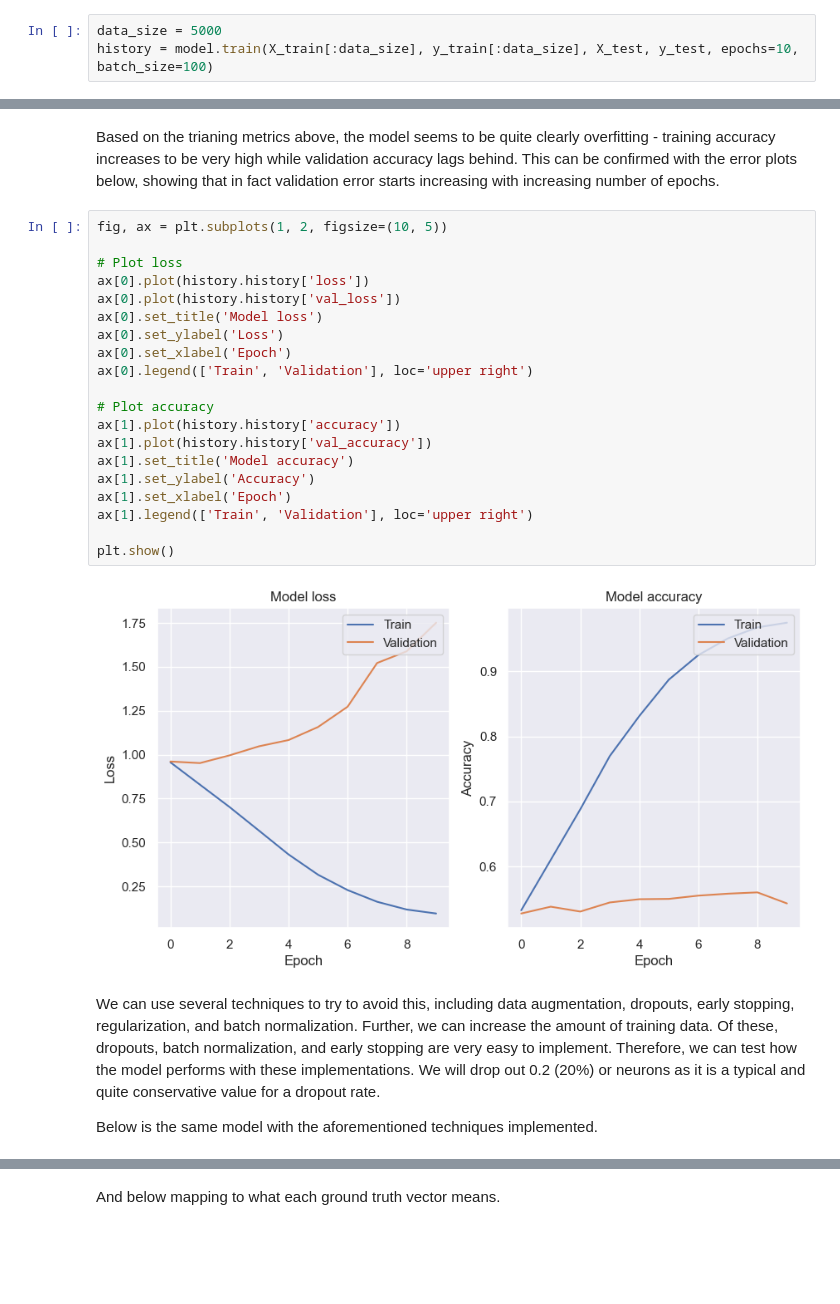
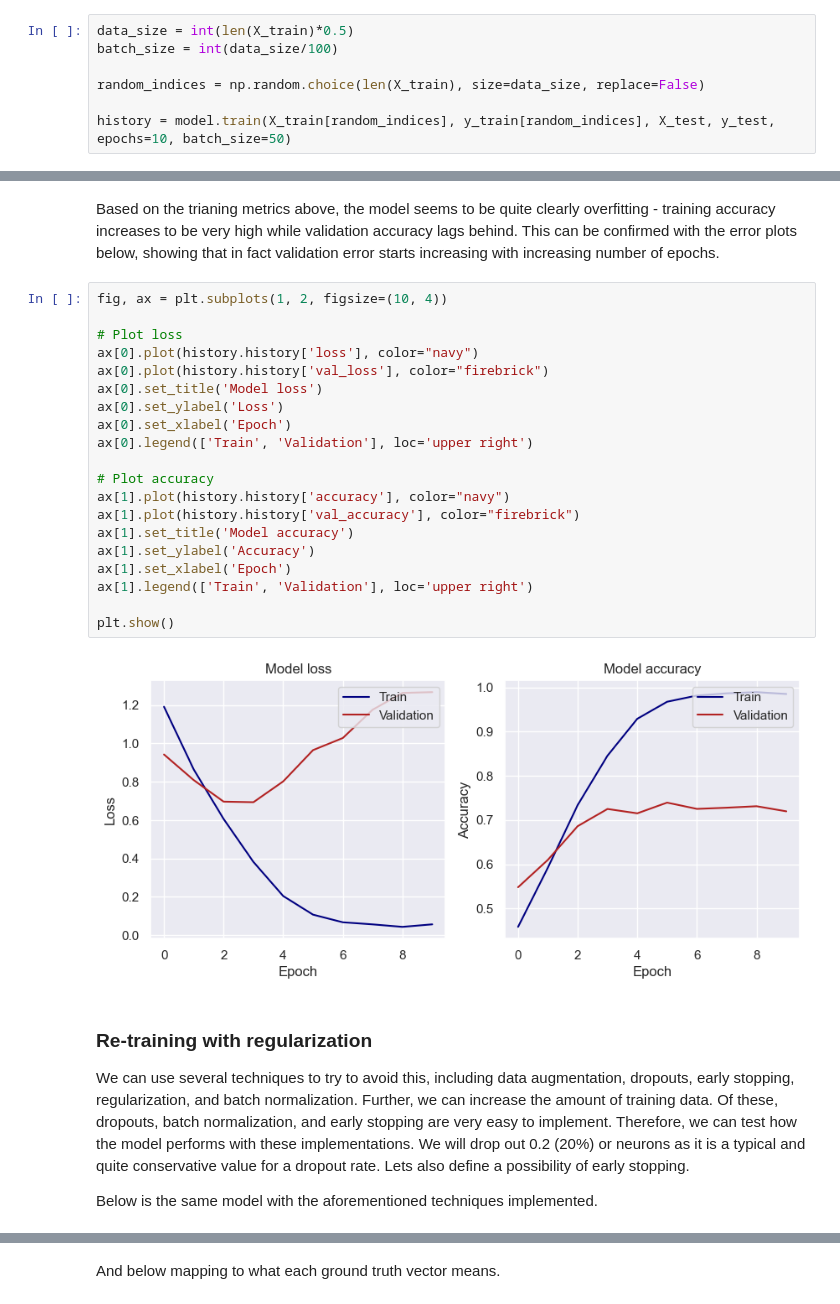
Before and after one commit to rasmussiljander/self-learning, a Jupyter notebook: 2D_shape_recognition/cnn.ipynb, the cells around one changed output, grey strips where cells are left out. Cells and saved outputs as stored; diff of their text form; blank space fills up the shorter version.

Commit message:
model fixes and documentation

```diff
--- a/2D_shape_recognition/cnn.ipynb
+++ b/2D_shape_recognition/cnn.ipynb
@@ -88,7 +92,11 @@ Model: "sequential_6"
 # %% [markdown]
 Next we train the model. We allow for default batch sizes (the size of data is so small the batch sizes are not that important here, but could be relevant for more computationally intensive models), and 10 epochs as a good starting point. To start, lets fit the model with only half of the training data for slightly faster training.
 # %%
-data_size = 5000
-history = model.train(X_train[:data_size], y_train[:data_size], X_test, y_test, epochs=10, batch_size=100)
+data_size = int(len(X_train)*0.5)
+batch_size = int(data_size/100)
+
+random_indices = np.random.choice(len(X_train), size=data_size, replace=False)
+
+history = model.train(X_train[random_indices], y_train[random_indices], X_test, y_test, epochs=10, batch_size=50)
 # %% [output]
 Epoch 1/10
@@ -116,29 +124,31 @@ Epoch 10/10
 # %% [markdown]
 Based on the trianing metrics above, the model seems to be quite clearly overfitting - training accuracy increases to be very high while validation accuracy lags behind. This can be confirmed with the error plots below, showing that in fact validation error starts increasing with increasing number of epochs.
 # %%
-fig, ax = plt.subplots(1, 2, figsize=(10, 5))
+fig, ax = plt.subplots(1, 2, figsize=(10, 4))
 
 # Plot loss
-ax[0].plot(history.history['loss'])
-ax[0].plot(history.history['val_loss'])
+ax[0].plot(history.history['loss'], color="navy")
+ax[0].plot(history.history['val_loss'], color="firebrick")
 ax[0].set_title('Model loss')
 ax[0].set_ylabel('Loss')
 ax[0].set_xlabel('Epoch')
 ax[0].legend(['Train', 'Validation'], loc='upper right')
 
 # Plot accuracy
-ax[1].plot(history.history['accuracy'])
-ax[1].plot(history.history['val_accuracy'])
+ax[1].plot(history.history['accuracy'], color="navy")
+ax[1].plot(history.history['val_accuracy'], color="firebrick")
 ax[1].set_title('Model accuracy')
 ax[1].set_ylabel('Accuracy')
 ax[1].set_xlabel('Epoch')
 ax[1].legend(['Train', 'Validation'], loc='upper right')
 
 plt.show()
 # %% [output]
-[figure, old version]
+[figure, new version]
 # %% [markdown]
-We can use several techniques to try to avoid this, including data augmentation, dropouts, early stopping, regularization, and batch normalization. Further, we can increase the amount of training data. Of these, dropouts, batch normalization, and early stopping are very easy to implement. Therefore, we can test how the model performs with these implementations. We will drop out 0.2 (20%) or neurons as it is a typical and quite conservative value for a dropout rate.
+### Re-training with regularization
+
+We can use several techniques to try to avoid this, including data augmentation, dropouts, early stopping, regularization, and batch normalization. Further, we can increase the amount of training data. Of these, dropouts, batch normalization, and early stopping are very easy to implement. Therefore, we can test how the model performs with these implementations. We will drop out 0.2 (20%) or neurons as it is a typical and quite conservative value for a dropout rate. Lets also define a possibility of early stopping.
 
 Below is the same model with the aforementioned techniques implemented.
 # %%
```
Also changed, not shown: parts of 26 cells of this notebook.
